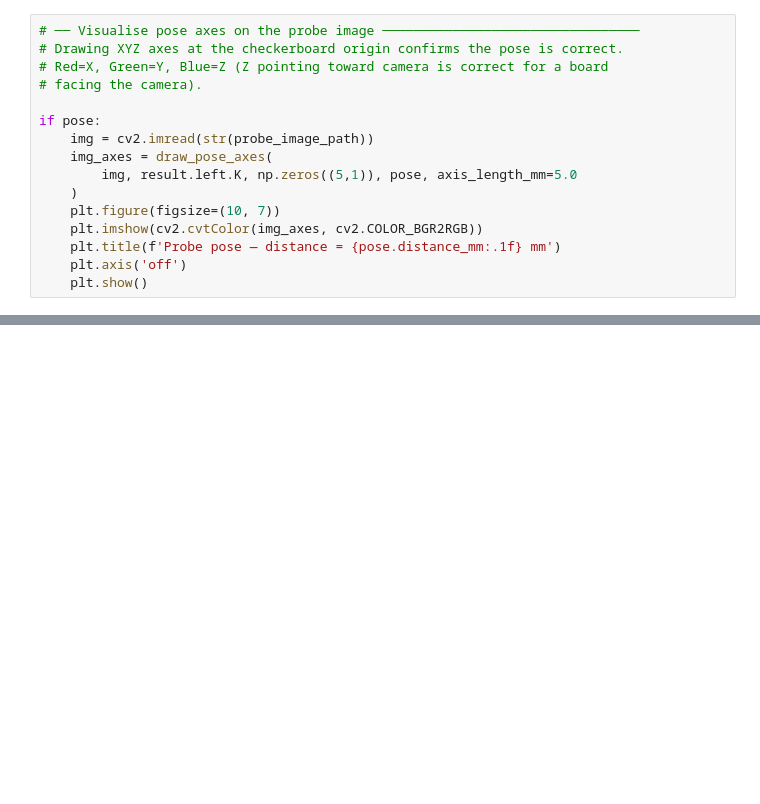
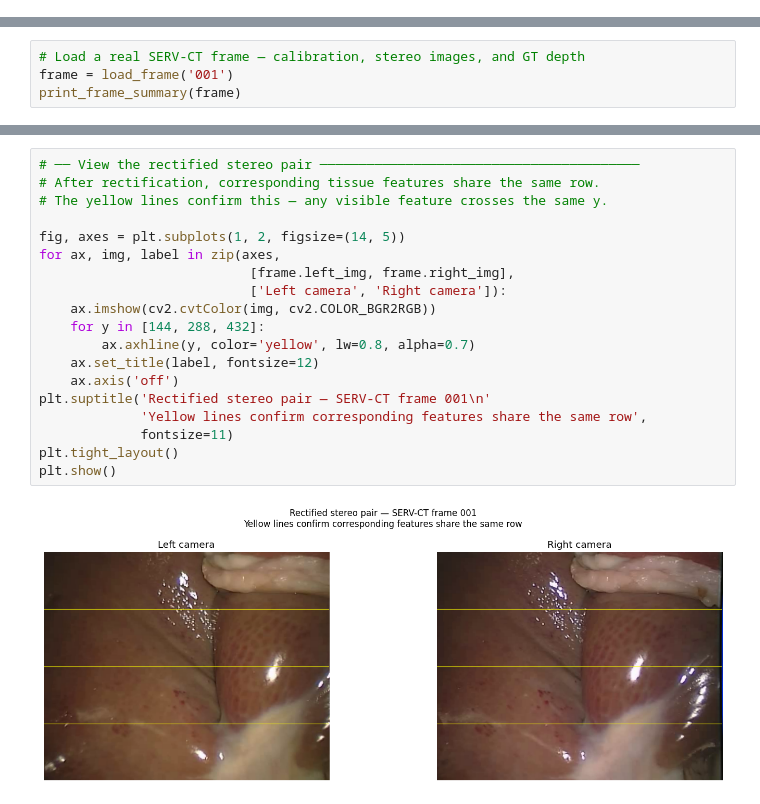
Before and after one commit to joliemcgreavy/stereo-raman-pipeline, a Jupyter notebook: notebooks/01_stereo_calibration.ipynb, the cells around one changed output, grey strips where cells are left out. Saved outputs shown, nothing was run; the diff lists cells and outputs as text; blank space fills up the shorter version.

```diff
--- a/notebooks/01_stereo_calibration.ipynb
+++ b/notebooks/01_stereo_calibration.ipynb
@@ -204,16 +43,0 @@ else:
-# %%
-# ── Visualise pose axes on the probe image ─────────────────────────────────
-# Drawing XYZ axes at the checkerboard origin confirms the pose is correct.
-# Red=X, Green=Y, Blue=Z (Z pointing toward camera is correct for a board
-# facing the camera).
-
-if pose:
-    img = cv2.imread(str(probe_image_path))
-    img_axes = draw_pose_axes(
-        img, result.left.K, np.zeros((5,1)), pose, axis_length_mm=5.0
-    )
-    plt.figure(figsize=(10, 7))
-    plt.imshow(cv2.cvtColor(img_axes, cv2.COLOR_BGR2RGB))
-    plt.title(f'Probe pose — distance = {pose.distance_mm:.1f} mm')
-    plt.axis('off')
-    plt.show()
@@ -219,0 +69,4 @@ if pose:
+# %%
+# Load a real SERV-CT frame — calibration, stereo images, and GT depth
+frame = load_frame('001')
+print_frame_summary(frame)
@@ -219,0 +133,21 @@ if pose:
+# %%
+# ── View the rectified stereo pair ─────────────────────────────────────────
+# After rectification, corresponding tissue features share the same row.
+# The yellow lines confirm this — any visible feature crosses the same y.
+
+fig, axes = plt.subplots(1, 2, figsize=(14, 5))
+for ax, img, label in zip(axes,
+                           [frame.left_img, frame.right_img],
+                           ['Left camera', 'Right camera']):
+    ax.imshow(cv2.cvtColor(img, cv2.COLOR_BGR2RGB))
+    for y in [144, 288, 432]:
+        ax.axhline(y, color='yellow', lw=0.8, alpha=0.7)
+    ax.set_title(label, fontsize=12)
+    ax.axis('off')
+plt.suptitle('Rectified stereo pair — SERV-CT frame 001\n'
+             'Yellow lines confirm corresponding features share the same row',
+             fontsize=11)
+plt.tight_layout()
+plt.show()
+# %% [output]
+[figure, added]
```
Also changed, not shown: parts of 25 cells of this notebook, 4 other files.
